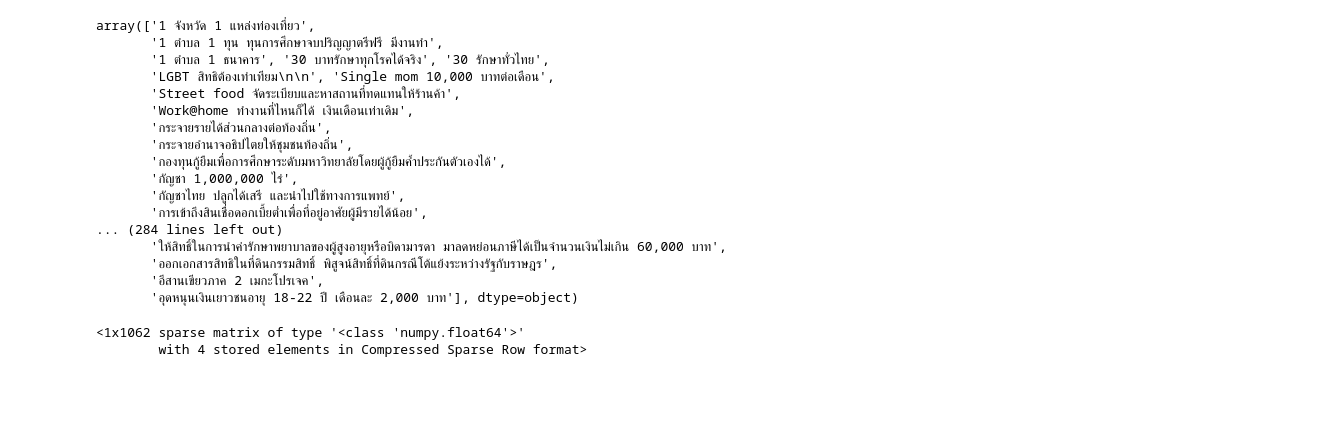
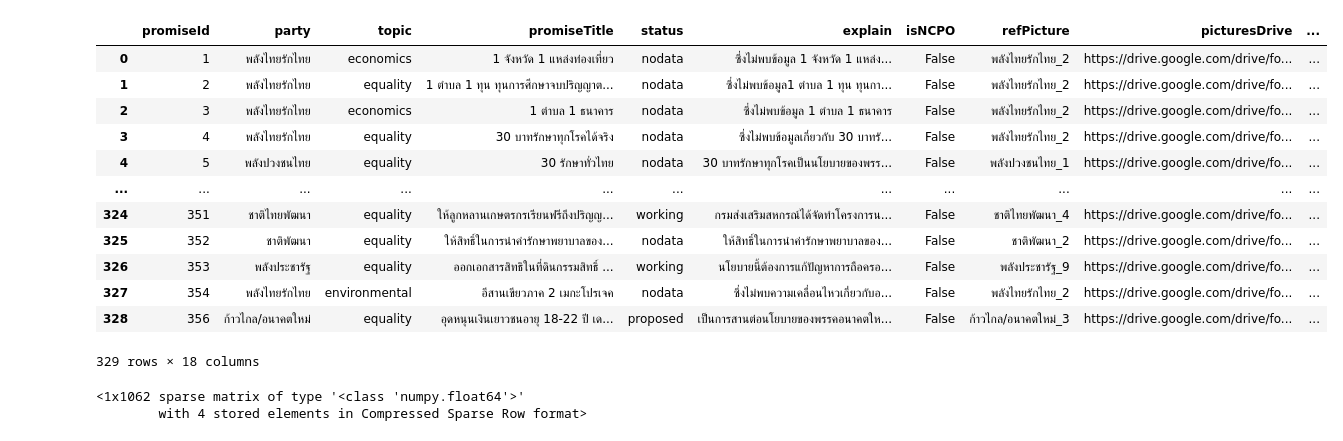
Before and after one commit to policytracka/policytracka, a Jupyter notebook: data/kmeantext.ipynb, the cells around one changed output. Saved outputs shown, nothing was run; the diff lists cells and outputs as text; code cells hidden in the pictures; blank space fills up the shorter version.

```diff
--- a/data/kmeantext.ipynb
+++ b/data/kmeantext.ipynb
@@ -10,25 +11,21 @@ from pythainlp import sent_tokenize, word_tokenize
 # %%
 docs = pd.read_csv('datasets/Open source [WeVis-Promise Tracker] Data - promise.csv')
 # %%
-docs['promiseTitle'].values
+docs
 # %% [output]
+|  | promiseId | party | topic | promiseTitle | status | explain | isNCPO | refPicture | picturesDrive | ... |
+| 0 | 1 | พลังไทยรักไทย | economics | 1 จังหวัด 1 แหล่งท่องเที่ยว | nodata | ซึ่งไม่พบข้อมูล 1 จังหวัด 1 แหล่ง... | False | พลังไทยรักไทย_2 | https://drive.google.com/drive/fo... | ... |
+| 1 | 2 | พลังไทยรักไทย | equality | 1 ตำบล 1 ทุน ทุนการศึกษาจบปริญญาต... | nodata | ซึ่งไม่พบข้อมูล1 ตำบล 1 ทุน ทุนกา... | False | พลังไทยรักไทย_2 | https://drive.google.com/drive/fo... | ... |
+| 2 | 3 | พลังไทยรักไทย | economics | 1 ตำบล 1 ธนาคาร | nodata | ซึ่งไม่พบข้อมูล 1 ตำบล 1 ธนาคาร | False | พลังไทยรักไทย_2 | https://drive.google.com/drive/fo... | ... |
+| 3 | 4 | พลังไทยรักไทย | equality | 30 บาทรักษาทุกโรคได้จริง | nodata | ซึ่งไม่พบข้อมูลเกี่ยวกับ 30 บาทรั... | False | พลังไทยรักไทย_2 | https://drive.google.com/drive/fo... | ... |
+| 4 | 5 | พลังปวงชนไทย | equality | 30 รักษาทั่วไทย | nodata | 30 บาทรักษาทุกโรคเป็นนโยบายของพรร... | False | พลังปวงชนไทย_1 | https://drive.google.com/drive/fo... | ... |
+| ... | ... | ... | ... | ... | ... | ... | ... | ... | ... | ... |
+| 324 | 351 | ชาติไทยพัฒนา | equality | ให้ลูกหลานเกษตรกรเรียนฟรีถึงปริญญ... | working | กรมส่งเสริมสหกรณ์ได้จัดทำโครงการน... | False | ชาติไทยพัฒนา_4 | https://drive.google.com/drive/fo... | ... |
+| 325 | 352 | ชาติพัฒนา | equality | ให้สิทธิ์ในการนำค่ารักษาพยาบาลของ... | nodata | ให้สิทธิ์ในการนำค่ารักษาพยาบาลของ... | False | ชาติพัฒนา_2 | https://drive.google.com/drive/fo... | ... |
+| 326 | 353 | พลังประชารัฐ | equality | ออกเอกสารสิทธิในที่ดินกรรมสิทธิ์ ... | working | นโยบายนี้ต้องการแก้ปัญหาการถือครอ... | False | พลังประชารัฐ_9 | https://drive.google.com/drive/fo... | ... |
+| 327 | 354 | พลังไทยรักไทย | environmental | อีสานเขียวภาค 2 เมกะโปรเจค | nodata | ซึ่งไม่พบความเคลื่อนไหวเกี่ยวกับอ... | False | พลังไทยรักไทย_2 | https://drive.google.com/drive/fo... | ... |
+| 328 | 356 | ก้าวไกล/อนาคตใหม่ | equality | อุดหนุนเงินเยาวชนอายุ 18-22 ปี เด... | proposed | เป็นการสานต่อนโยบายของพรรคอนาคตให... | False | ก้าวไกล/อนาคตใหม่_3 | https://drive.google.com/drive/fo... | ... |
-array(['1 จังหวัด 1 แหล่งท่องเที่ยว',
-       '1 ตำบล 1 ทุน ทุนการศึกษาจบปริญญาตรีฟรี มีงานทำ',
-       '1 ตำบล 1 ธนาคาร', '30 บาทรักษาทุกโรคได้จริง', '30 รักษาทั่วไทย',
-       'LGBT สิทธิต้องเท่าเทียม\n\n', 'Single mom 10,000 บาทต่อเดือน',
-       'Street food จัดระเบียบและหาสถานที่ทดแทนให้ร้านค้า',
-       'Work@home ทำงานที่ไหนก็ได้ เงินเดือนเท่าเดิม',
-       'กระจายรายได้ส่วนกลางต่อท้องถิ่น',
-       'กระจายอำนาจอธิปไตยให้ชุมชนท้องถิ่น',
-       'กองทุนกู้ยืมเพื่อการศึกษาระดับมหาวิทยาลัยโดยผู้กู้ยืมค้ำประกันตัวเองได้',
-       'กัญชา 1,000,000 ไร่',
-       'กัญชาไทย ปลูกได้เสรี และนำไปใช้ทางการแพทย์',
-       'การเข้าถึงสินเชื่อดอกเบี้ยต่ำเพื่อที่อยู่อาศัยผู้มีรายได้น้อย',
-... (284 lines left out)
-       'ให้สิทธิ์ในการนำค่ารักษาพยาบาลของผู้สูงอายุหรือบิดามารดา มาลดหย่อนภาษีได้เป็นจำนวนเงินไม่เกิน 60,000 บาท',
-       'ออกเอกสารสิทธิในที่ดินกรรมสิทธิ์ พิสูจน์สิทธิ์ที่ดินกรณีโต้แย้งระหว่างรัฐกับราษฎร',
-       'อีสานเขียวภาค 2 เมกะโปรเจค',
-       'อุดหนุนเงินเยาวชนอายุ 18-22 ปี เดือนละ 2,000 บาท'], dtype=object)
+329 rows × 18 columns
 # %%
 vectorizer = TfidfVectorizer(tokenizer=word_tokenize)
 doc_matrix = vectorizer.fit_transform(docs['promiseTitle'].values)
```
Also changed, not shown: parts of 15 cells of this notebook, 1 other file.
